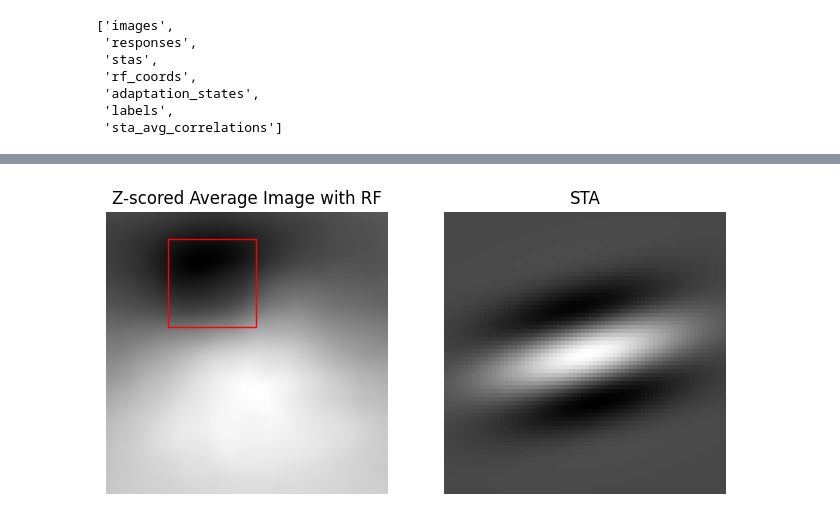
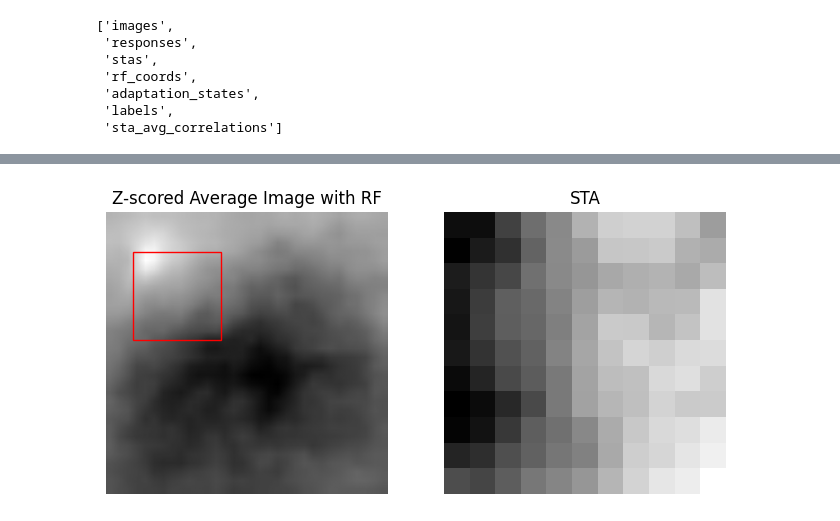
Before and after one commit to lauraporta/neurodecoders, a Jupyter notebook: notebooks/step_1/synthetic_data.ipynb, the cells around one changed output, grey strips where cells are left out. Drawn from its saved outputs; the diff is of its cells as text; code cells hidden in the pictures.

```diff
--- a/notebooks/step_1/synthetic_data.ipynb
+++ b/notebooks/step_1/synthetic_data.ipynb
@@ -14,7 +146,10 @@ path_to_main_folder = Path("/ceph/margrie/laura/neurodecoders")
 path_to_workspace = path_to_main_folder / "workspace"
 path_to_synthetic_data = path_to_workspace / "datasets" / "synthetic" / "train"
 
-datasets = list(path_to_synthetic_data.glob("*.npz"))
-for dataset in datasets:
-    print(dataset.name)
+all_datasets = list(path_to_synthetic_data.glob("*.npz"))
+datasets = []
+for dataset in all_datasets:
+    if "20250904" in dataset.name:
+        print(dataset.name)
+        datasets.append(dataset)
 # %% [output]
@@ -90,7 +220,7 @@ from neurodecoders.synthetic.create_zscored_neuron_averages import (
     create_zscore_neuron_average_images,
 )
 
-big_dataset_path = datasets[2]
+big_dataset_path = datasets[0]
 big_data = np.load(big_dataset_path)
 
 average_images_zscore = create_zscore_neuron_average_images(
@@ -101,24 +246,24 @@ Creating z-score normalized average images for 10 neurons...
 # %%
-neuron_id = 2
+neuron_id = 5
 
 #  plot the z-scored average image and the patch bounding box
 sta = big_data["stas"][neuron_id]
 rf_coords = big_data["rf_coords"][neuron_id]
 zscore_image = average_images_zscore[neuron_id][0, :, :]
 fig, ax = plt.subplots(1, 2, figsize=(8, 4))
 ax[0].imshow(zscore_image, cmap="gray")
 rect = plt.Rectangle(
     (rf_coords[0], rf_coords[1]), 70, 70, linewidth=1, edgecolor="r", facecolor="none"
 )
 ax[0].add_patch(rect)
 ax[0].set_title("Z-scored Average Image with RF")
 ax[1].imshow(sta, cmap="gray")
 ax[1].set_title("STA")
 ax[0].axis("off")
 ax[1].axis("off")
 plt.show()
 # %% [output]
-[figure, old version]
+[figure, new version]
 # %%
 stas = big_data["stas"]
 
```
Also changed, not shown: parts of 11 cells of this notebook, 3 other files.
